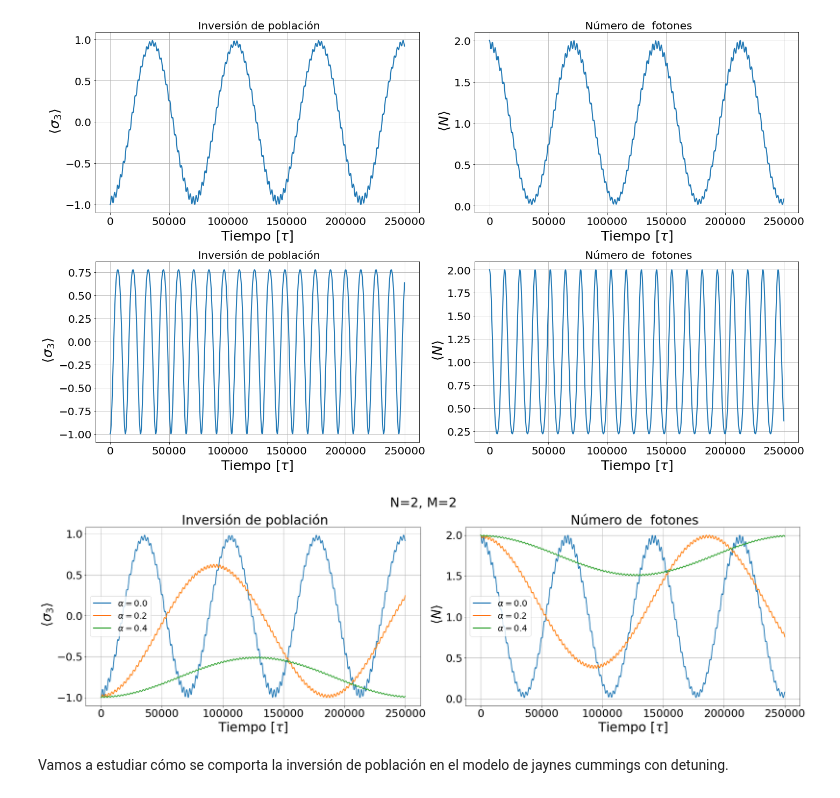
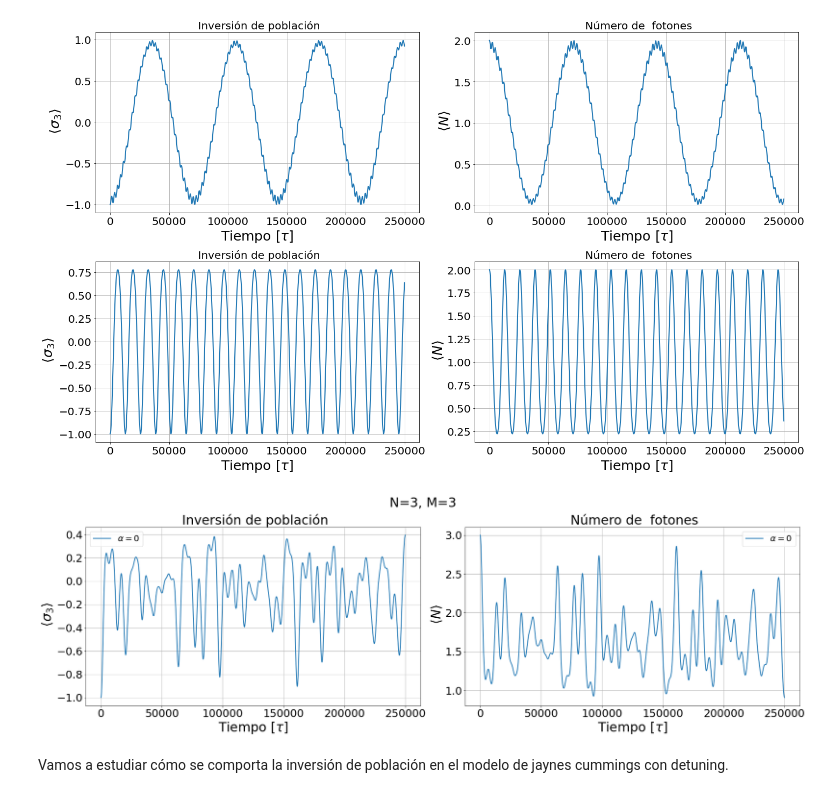
Before and after one commit to juanF9910/Trabajo_Grado_git, a Jupyter notebook: niveles_E2.ipynb, the cells around one changed output. Saved outputs shown, nothing was run; the diff lists cells and outputs as text; code cells hidden in the pictures.

```diff
--- a/niveles_E2.ipynb
+++ b/niveles_E2.ipynb
@@ -556,0 +618,21 @@ plt.show()
+# %%
+Alpha=np.arange(0, 1.2, 0.03)
+M=106
+Resultado=[]
+
+for i in Alpha:
+
+    y=R*(1+i)
+    P=posiciones2(y, M)
+    Resultado.append(landa2(M, P)[1])
+
+
+fig, ax= plt.subplots(1, 1, figsize=(15,8))
+ax.scatter(Alpha, Resultado, lw=1)
+ax.tick_params(axis='x', labelsize=30)
+ax.tick_params(axis='y', labelsize=30)
+ax.set_xlabel(r'$\alpha$', fontsize=35)
+ax.set_ylabel(r'$\lambda_T$', fontsize=35)
+#ax.grid()
+fig.savefig('lambda2.png', format='png', bbox_inches='tight')
+plt.show()
@@ -730,10 +814,10 @@ for cont in range(2):
                 momentos=Momentos2(P) #dipolos apuntando en dirección radial
 
                 if cont==0:
-                        H=H1+H2+HradI1(M, momentos, sigmas, P, a, y)+ HdipI(M, momentos, sigmas)
+                        H=H1+H2+HradI2(M, momentos, sigmas, P, a, y)+ HdipI(M, momentos, sigmas)
 
                 if cont==1:
-                        H=H1+H2+HradI1(M, momentos, sigmas, P, a, y) #sin rwa y sin interacción dipolo-dipolo
+                        H=H1+H2+HradI2(M, momentos, sigmas, P, a, y) #sin rwa y sin interacción dipolo-dipolo
 
 
                 result=mesolve( Qobj(H), Qobj(psi0), t, [], [Qobj(S3), Qobj(n)] )
@@ -771,7 +855,9 @@ fig.savefig('Evolución_temporal.png', format='png', bbox_inches='tight')
 # %%
 alpha=np.arange(0, 0.6, 0.2)
 
-for S in range (2, 3):
+alpha=[0]
+
+for S in range (3, 4):
 
         N=S
         M=S
@@ -813,34 +899,34 @@ for S in range (2, 3):
 
             ax[0].plot(t, (1/M)*result.expect[0], label=r"$\alpha={}$".format(np.round(i,2)),lw=2)
             ax[0].set_title(" Inversión de población", fontsize=30)
             ax[0].tick_params(axis='x', labelsize=25)
             ax[0].tick_params(axis='y', labelsize=25)
             ax[0].set_xlabel(r"Tiempo $[\tau]$", fontsize=30)
             ax[0].set_ylabel(r" $\langle \sigma_3{} \rangle$",fontsize=30)
             ax[0].grid()
             ax[0].legend(fontsize=20)
             plt.tight_layout()
 
 
 
 
             ax[1].plot(t, result.expect[1], label=r"$\alpha={}$".format(np.round(i,2)),lw=2)
             ax[1].set_title(" Número de  fotones", fontsize=30)
             ax[1].tick_params(axis='x', labelsize=25)
             ax[1].tick_params(axis='y', labelsize=25)
             ax[1].set_xlabel(r"Tiempo $[\tau]$", fontsize=30)
             ax[1].set_ylabel(r" $\langle N \rangle$",fontsize=30)
             ax[1].grid()
             ax[1].legend(fontsize=20)
             plt.tight_layout()
 
         fig.savefig('Evolución_variada{}.png'.format(S), format='png', bbox_inches='tight')
 
 
 
 plt.show()
 # %% [output]
-[figure, old version]
+[figure, new version]
 # %% [markdown]
 Vamos a estudiar cómo se comporta la inversión de población en el modelo de jaynes cummings con detuning.
 # %%
```
Also changed, not shown: parts of 4 cells of this notebook, 5 other files.
